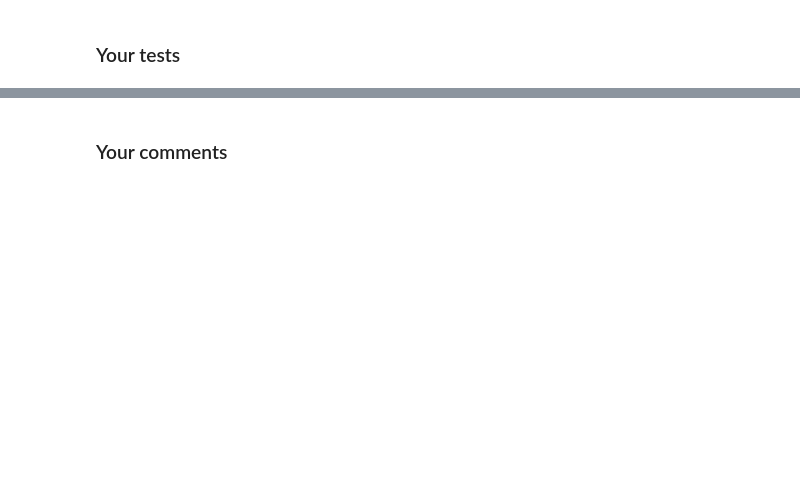
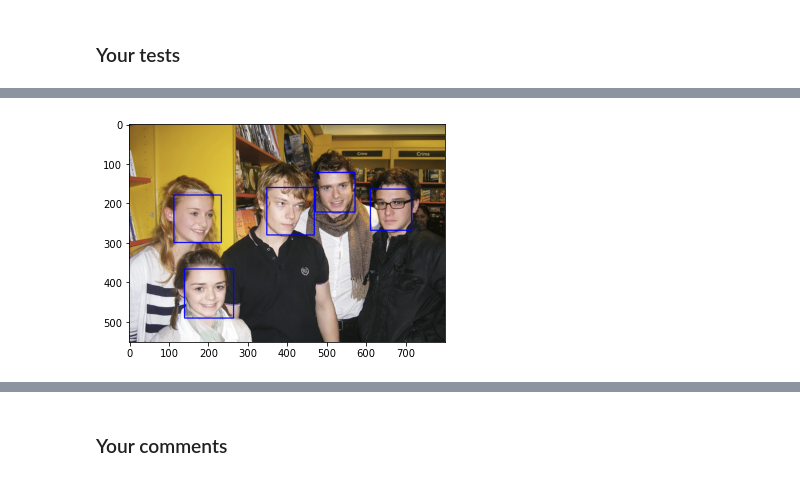
Before and after one commit to Riz97/Computational-Vision, a Jupyter notebook: Lab4/object_detection-sketch.ipynb, the cells around one changed output, grey strips where cells are left out. Saved outputs shown, nothing was run; the diff lists cells and outputs as text; code cells hidden in the pictures; blank space fills up the shorter version.

```diff
--- a/Lab4/object_detection-sketch.ipynb
+++ b/Lab4/object_detection-sketch.ipynb
@@ -192,0 +228,11 @@ got = cv2.imread('got.png')
+# %%
+got = cv2.imread('got.png')
+rgb = cv2.cvtColor(got,cv2.COLOR_BGR2RGB)
+faces = face_cascade.detectMultiScale(rgb)
+draw_rects(rgb,faces,color=(0,0,255))
+plt.imshow(rgb)
+plt.show()
+
+# FILL HERE
+# %% [output]
+[figure, added]
```
Also changed, not shown: parts of 17 cells of this notebook.
